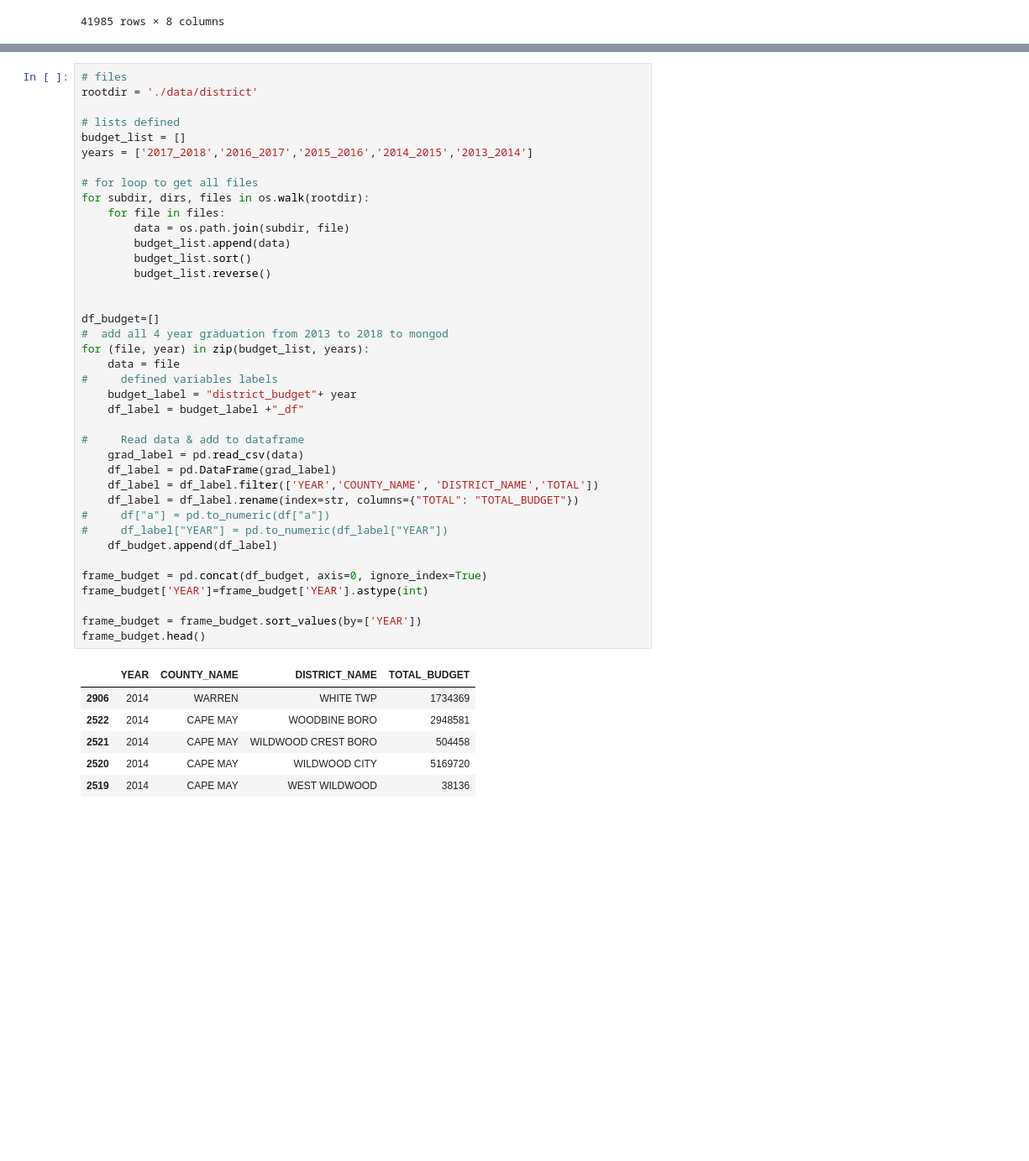
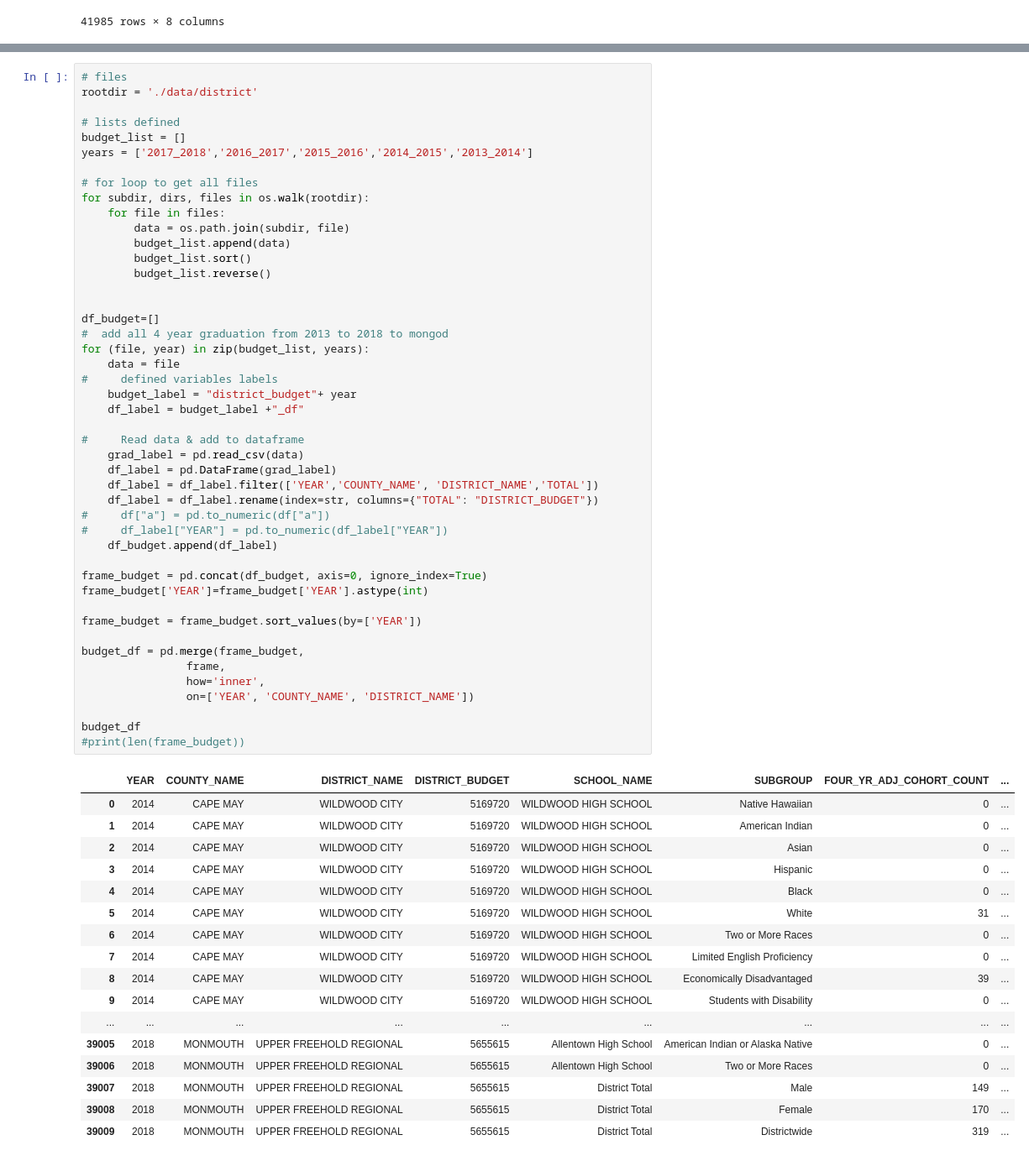
Before and after one commit to ramsun/nj-education, a Jupyter notebook: final_project.ipynb, the cells around one changed output, grey strips where cells are left out. Shown: that part at 84% size. Drawn from its saved outputs; the diff is of its cells as text; blank space fills up the shorter version.

```diff
--- a/final_project.ipynb
+++ b/final_project.ipynb
@@ -102,38 +107,56 @@ years = ['2017_2018','2016_2017','2015_2016','2014_2015','2013_2014']
 # for loop to get all files
 for subdir, dirs, files in os.walk(rootdir):
     for file in files:
         data = os.path.join(subdir, file)
         budget_list.append(data)
         budget_list.sort()
         budget_list.reverse()
 
 
 df_budget=[]
 #  add all 4 year graduation from 2013 to 2018 to mongod
 for (file, year) in zip(budget_list, years):
     data = file
 #     defined variables labels
     budget_label = "district_budget"+ year
     df_label = budget_label +"_df"
 
 #     Read data & add to dataframe
     grad_label = pd.read_csv(data)
     df_label = pd.DataFrame(grad_label)
     df_label = df_label.filter(['YEAR','COUNTY_NAME', 'DISTRICT_NAME','TOTAL'])
-    df_label = df_label.rename(index=str, columns={"TOTAL": "TOTAL_BUDGET"})
+    df_label = df_label.rename(index=str, columns={"TOTAL": "DISTRICT_BUDGET"})
 #     df["a"] = pd.to_numeric(df["a"])
 #     df_label["YEAR"] = pd.to_numeric(df_label["YEAR"])
     df_budget.append(df_label)
 
 frame_budget = pd.concat(df_budget, axis=0, ignore_index=True)
 frame_budget['YEAR']=frame_budget['YEAR'].astype(int)
 
 frame_budget = frame_budget.sort_values(by=['YEAR'])
-frame_budget.head()
+
+budget_df = pd.merge(frame_budget,
+                frame,
+                how='inner',
+                on=['YEAR', 'COUNTY_NAME', 'DISTRICT_NAME'])
+
+budget_df
+#print(len(frame_budget))
 # %% [output]
-|  | YEAR | COUNTY_NAME | DISTRICT_NAME | TOTAL_BUDGET |
-| 2906 | 2014 | WARREN | WHITE TWP | 1734369 |
-| 2522 | 2014 | CAPE MAY | WOODBINE BORO | 2948581 |
-| 2521 | 2014 | CAPE MAY | WILDWOOD CREST BORO | 504458 |
-| 2520 | 2014 | CAPE MAY | WILDWOOD CITY | 5169720 |
-| 2519 | 2014 | CAPE MAY | WEST WILDWOOD | 38136 |
+|  | YEAR | COUNTY_NAME | DISTRICT_NAME | DISTRICT_BUDGET | SCHOOL_NAME | SUBGROUP | FOUR_YR_ADJ_COHORT_COUNT | ... |
+| 0 | 2014 | CAPE MAY | WILDWOOD CITY | 5169720 | WILDWOOD HIGH SCHOOL | Native Hawaiian | 0 | ... |
+| 1 | 2014 | CAPE MAY | WILDWOOD CITY | 5169720 | WILDWOOD HIGH SCHOOL | American Indian | 0 | ... |
+| 2 | 2014 | CAPE MAY | WILDWOOD CITY | 5169720 | WILDWOOD HIGH SCHOOL | Asian | 0 | ... |
+| 3 | 2014 | CAPE MAY | WILDWOOD CITY | 5169720 | WILDWOOD HIGH SCHOOL | Hispanic | 0 | ... |
+| 4 | 2014 | CAPE MAY | WILDWOOD CITY | 5169720 | WILDWOOD HIGH SCHOOL | Black | 0 | ... |
+| 5 | 2014 | CAPE MAY | WILDWOOD CITY | 5169720 | WILDWOOD HIGH SCHOOL | White | 31 | ... |
+| 6 | 2014 | CAPE MAY | WILDWOOD CITY | 5169720 | WILDWOOD HIGH SCHOOL | Two or More Races | 0 | ... |
+| 7 | 2014 | CAPE MAY | WILDWOOD CITY | 5169720 | WILDWOOD HIGH SCHOOL | Limited English Proficiency | 0 | ... |
+| 8 | 2014 | CAPE MAY | WILDWOOD CITY | 5169720 | WILDWOOD HIGH SCHOOL | Economically Disadvantaged | 39 | ... |
+| 9 | 2014 | CAPE MAY | WILDWOOD CITY | 5169720 | WILDWOOD HIGH SCHOOL | Students with Disability | 0 | ... |
+| ... | ... | ... | ... | ... | ... | ... | ... | ... |
+| 39005 | 2018 | MONMOUTH | UPPER FREEHOLD REGIONAL | 5655615 | Allentown High School | American Indian or Alaska Native | 0 | ... |
+| 39006 | 2018 | MONMOUTH | UPPER FREEHOLD REGIONAL | 5655615 | Allentown High School | Two or More Races | 0 | ... |
+| 39007 | 2018 | MONMOUTH | UPPER FREEHOLD REGIONAL | 5655615 | District Total | Male | 149 | ... |
+| 39008 | 2018 | MONMOUTH | UPPER FREEHOLD REGIONAL | 5655615 | District Total | Female | 170 | ... |
+| 39009 | 2018 | MONMOUTH | UPPER FREEHOLD REGIONAL | 5655615 | District Total | Districtwide | 319 | ... |
```
Also changed, not shown: parts of 15 cells of this notebook.
